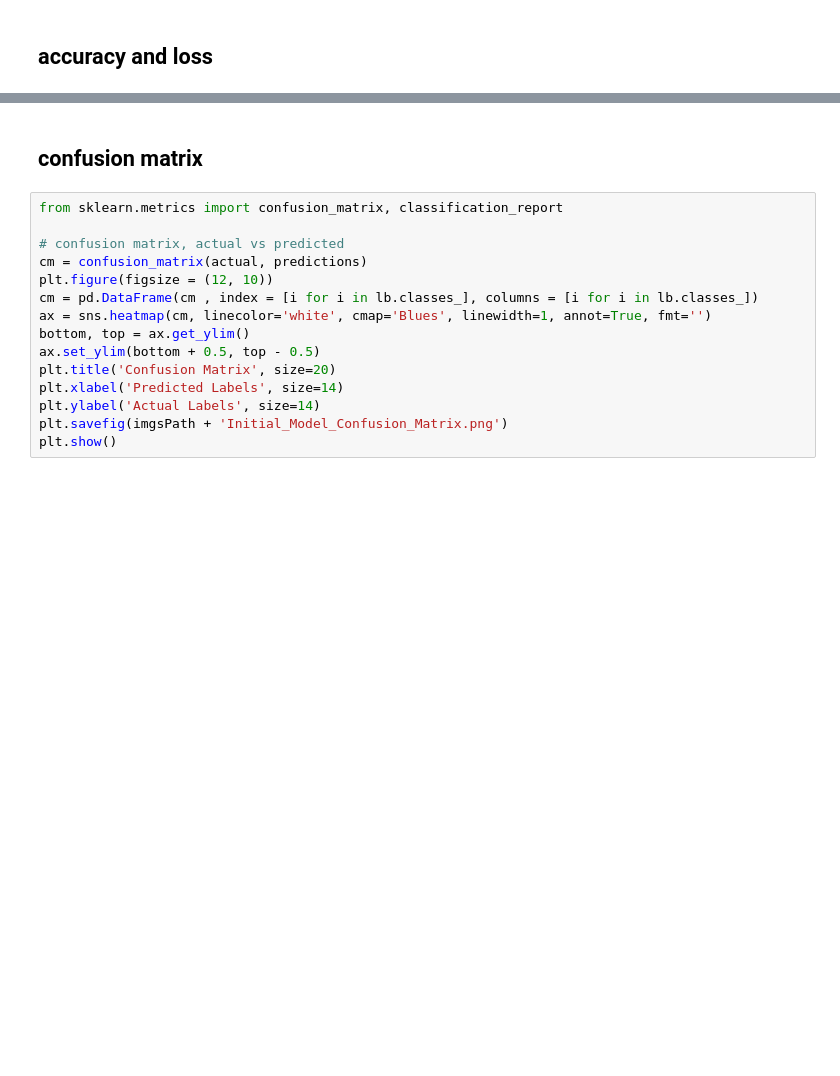
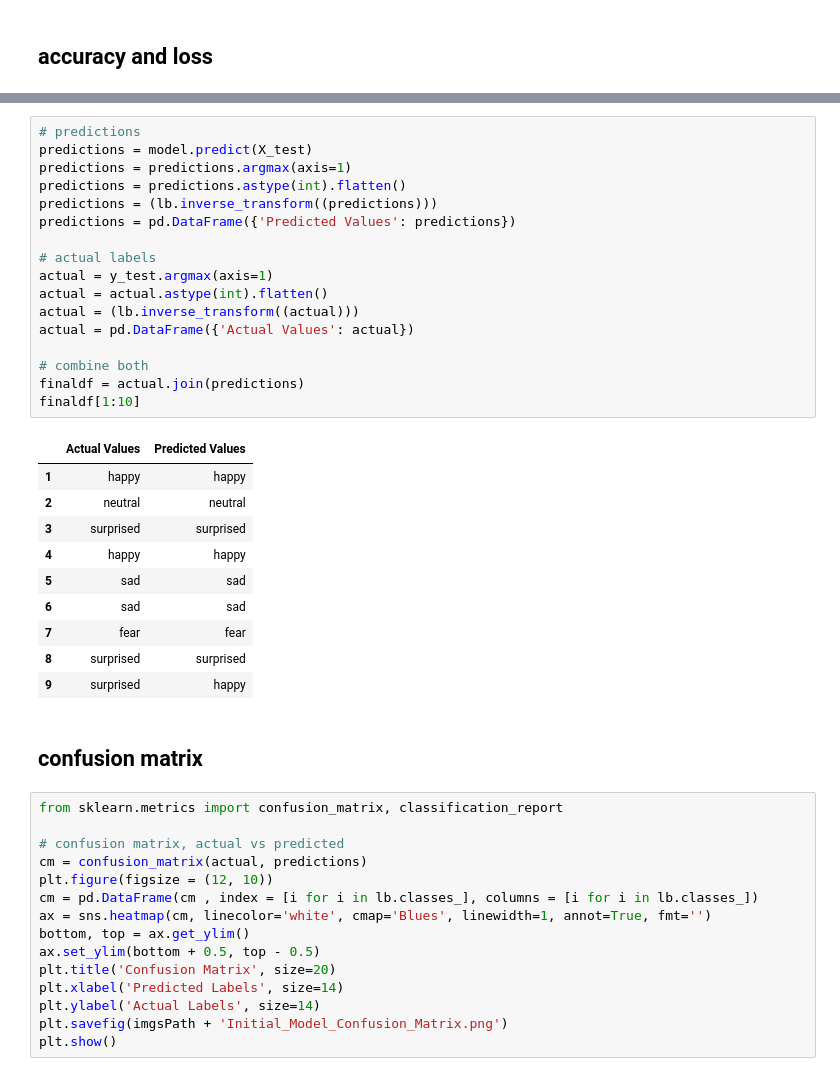
Before and after one commit to mikolajm190/python_SER_DL, a Jupyter notebook: src/tess_hp_opt.ipynb, the cells around one changed output, grey strips where cells are left out. Drawn from its saved outputs; the diff is of its cells as text; blank space fills up the shorter version.

Commit message:
final model results

```diff
--- a/src/tess_hp_opt.ipynb
+++ b/src/tess_hp_opt.ipynb
@@ -924,3 +974,31 @@ fit_save_results(model, batch_size=best_params['batch_size'], epochs=best_params
+# %%
+# predictions
+predictions = model.predict(X_test)
+predictions = predictions.argmax(axis=1)
+predictions = predictions.astype(int).flatten()
+predictions = (lb.inverse_transform((predictions)))
+predictions = pd.DataFrame({'Predicted Values': predictions})
+
+# actual labels
+actual = y_test.argmax(axis=1)
+actual = actual.astype(int).flatten()
+actual = (lb.inverse_transform((actual)))
+actual = pd.DataFrame({'Actual Values': actual})
+
+# combine both
+finaldf = actual.join(predictions)
+finaldf[1:10]
+# %% [output]
+|  | Actual Values | Predicted Values |
+| 1 | happy | happy |
+| 2 | neutral | neutral |
+| 3 | surprised | surprised |
+| 4 | happy | happy |
+| 5 | sad | sad |
+| 6 | sad | sad |
+| 7 | fear | fear |
+| 8 | surprised | surprised |
+| 9 | surprised | happy |
 # %% [markdown]
 ## confusion matrix
 # %%
```
Also changed, not shown: parts of 5 cells of this notebook.
